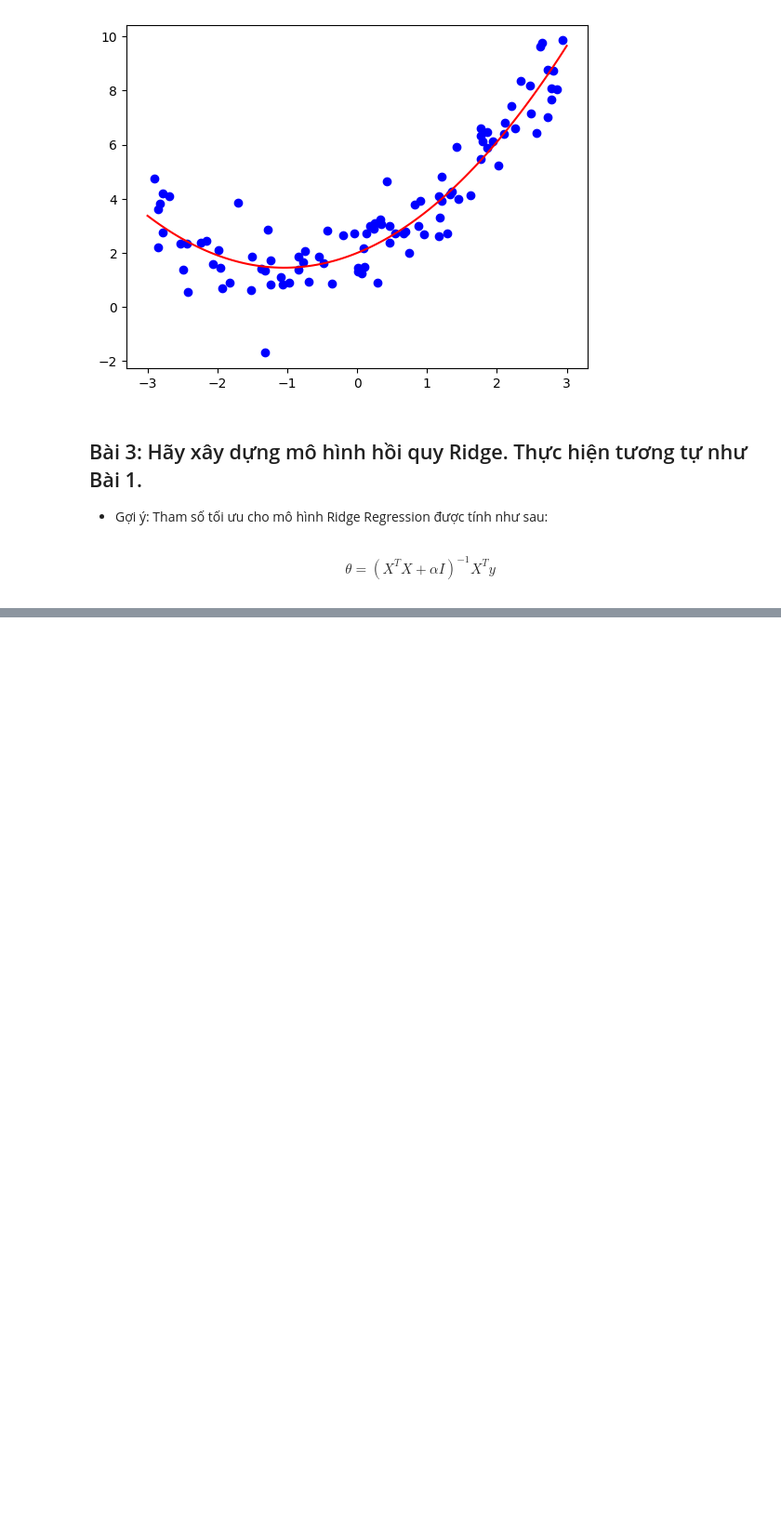
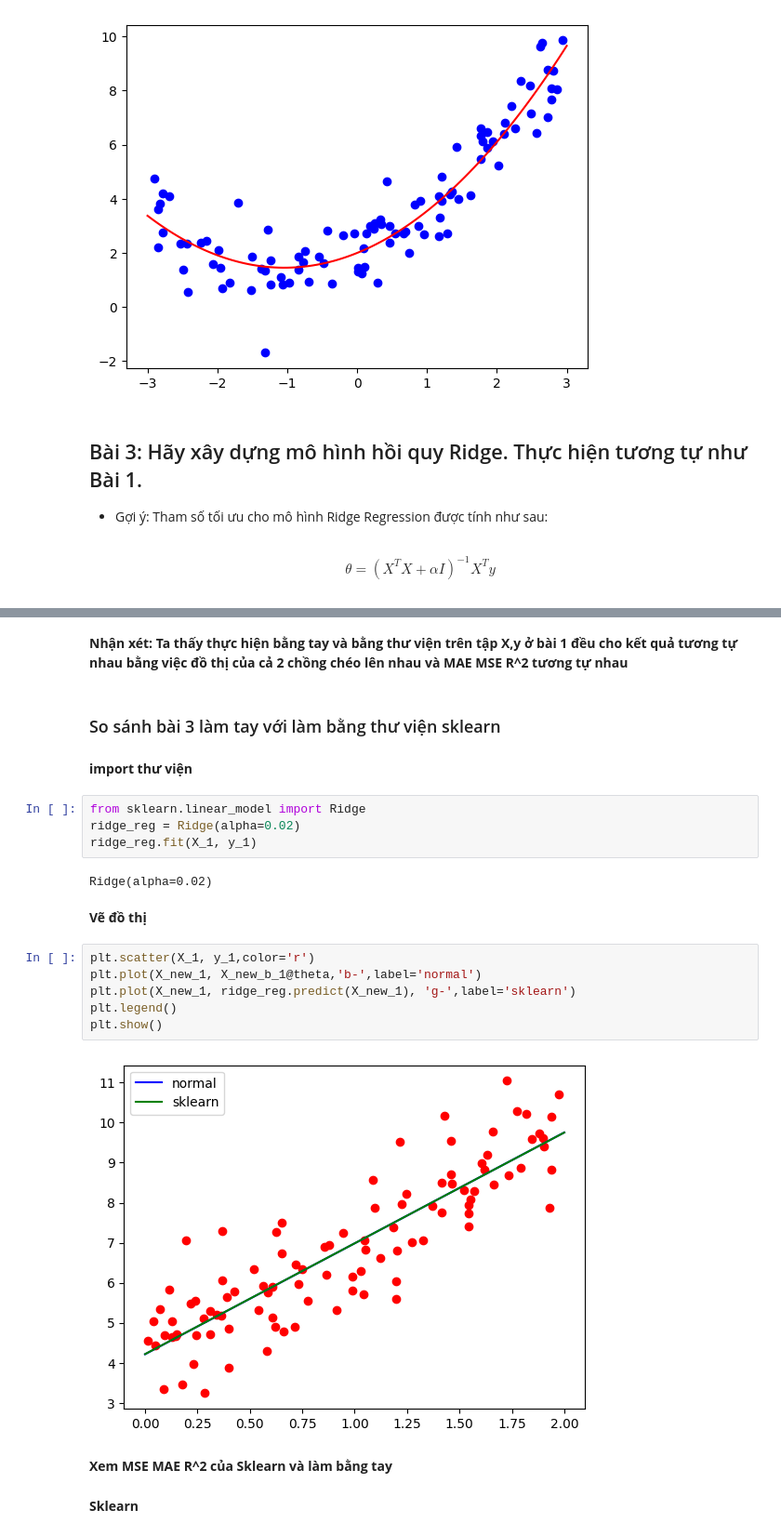
Before and after one commit to PDuy2k4/DS102, a Jupyter notebook: THỰC HÀNH/Duy/LAB01/LAB01.ipynb, the cells around one changed output, grey strips where cells are left out. Shown at 93% size. Saved outputs shown, nothing was run; the diff lists cells and outputs as text; blank space fills up the shorter version.

```diff
--- a/THỰC HÀNH/Duy/LAB01/LAB01.ipynb
+++ b/THỰC HÀNH/Duy/LAB01/LAB01.ipynb
@@ -121,0 +188,26 @@ $$
+# %% [markdown]
+**Nhận xét: Ta thấy thực hiện bằng tay và bằng thư viện trên tập X,y ở bài 1 đều cho kết quả tương tự nhau bằng việc đồ thị của cả 2 chồng chéo lên nhau và MAE MSE R^2 tương tự nhau**
+# %% [markdown]
+### So sánh bài 3 làm tay với làm bằng thư viện sklearn
+# %% [markdown]
+**import thư viện**
+# %%
+from sklearn.linear_model import Ridge
+ridge_reg = Ridge(alpha=0.02)
+ridge_reg.fit(X_1, y_1)
+# %% [output]
+Ridge(alpha=0.02)
+# %% [markdown]
+**Vẽ đồ thị**
+# %%
+plt.scatter(X_1, y_1,color='r')
+plt.plot(X_new_1, X_new_b_1@theta,'b-',label='normal')
+plt.plot(X_new_1, ridge_reg.predict(X_new_1), 'g-',label='sklearn')
+plt.legend()
+plt.show()
+# %% [output]
+[figure, added]
+# %% [markdown]
+**Xem MSE MAE R^2 của Sklearn và làm bằng tay**
+# %% [markdown]
+**Sklearn**
```
Also changed, not shown: parts of 26 cells of this notebook.
